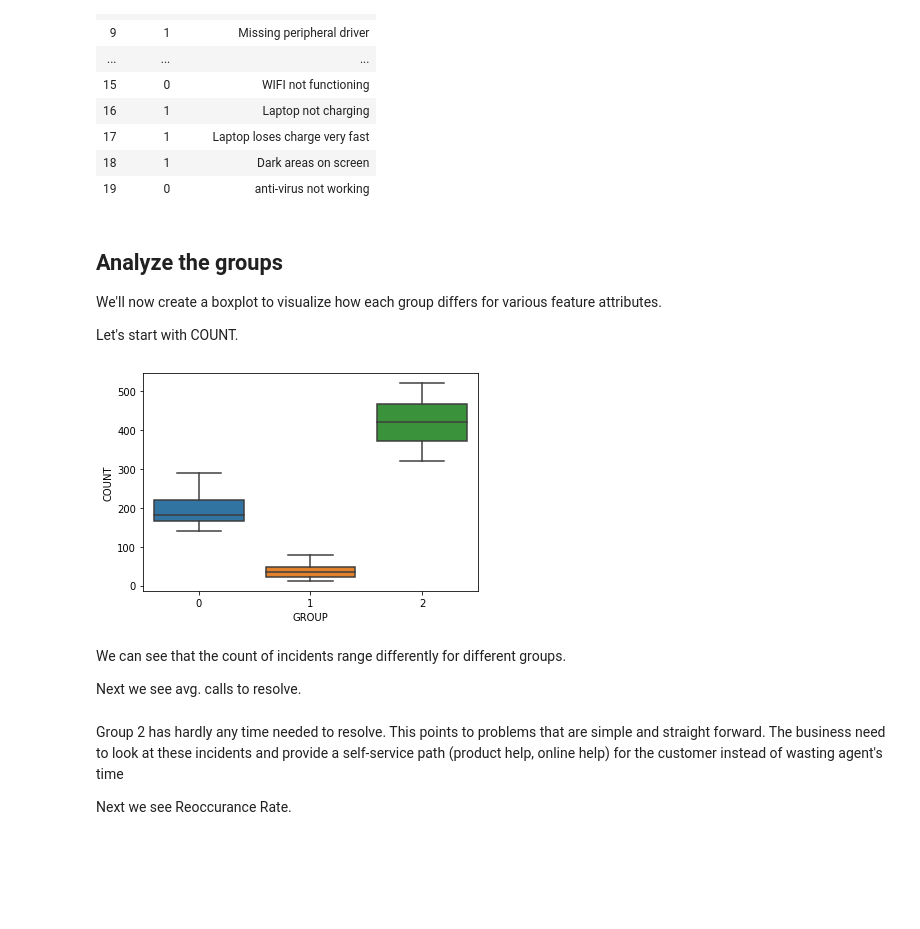
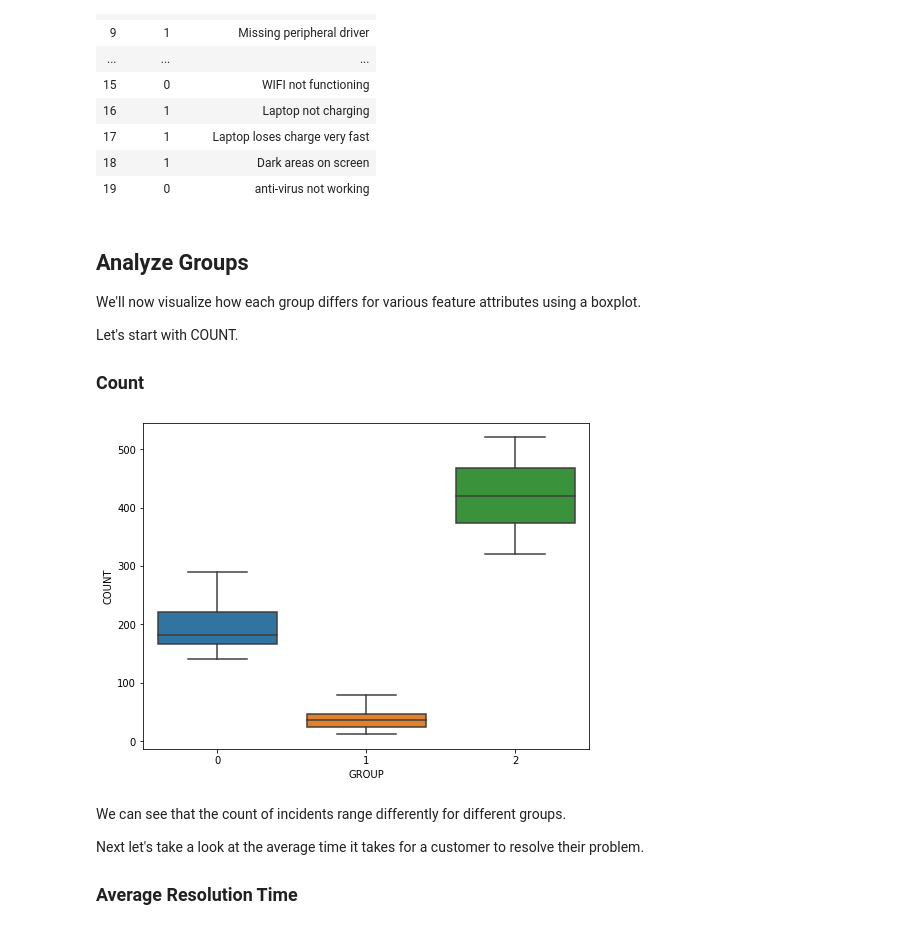
Before and after one commit to JessicaFB/Customer-Resolution, a Jupyter notebook: Customer Resolution.ipynb, the cells around one changed output. Drawn from its saved outputs; the diff is of its cells as text; code cells hidden in the pictures; blank space fills up the shorter version.

```diff
--- a/Customer Resolution.ipynb
+++ b/Customer Resolution.ipynb
@@ -106,17 +106,25 @@ Groups Assigned :
 | 18 | 1 | Dark areas on screen |
 | 19 | 0 | anti-virus not working |
 # %% [markdown]
-## Analyze the groups
+## Analyze Groups
 
-We'll now create a boxplot to visualize how each group differs for various feature attributes.
+We'll now visualize how each group differs for various feature attributes using a boxplot.
 
 Let's start with COUNT.
+
+### Count
 # %%
+# Import seaborn
 import seaborn as sns
+
+# Plot boxplot for COUNT
+plt.figure(figsize=(8,6))
 ax = sns.boxplot(x="GROUP", y="COUNT", data=raw_data)
 # %% [output]
-[figure, old version]
+[figure, new version]
 # %% [markdown]
 We can see that the count of incidents range differently for different groups.
 
-Next we see avg. calls to resolve.
+Next let's take a look at the average time it takes for a customer to resolve their problem.
+
+### Average Resolution Time
@@ -130,4 +130,0 @@ plt.boxplot([[raw_data["AVG_CALLS_TO_RESOLVE"][raw_data.GROUP==0]],
-# %% [markdown]
-Group 2 has hardly any time needed to resolve. This points to problems that are simple and straight forward. The business need to look at these incidents and provide a self-service path (product help, online help) for the customer instead of wasting agent's time
-
-Next we see Reoccurance Rate.
```
Also changed, not shown: parts of 11 cells of this notebook.
